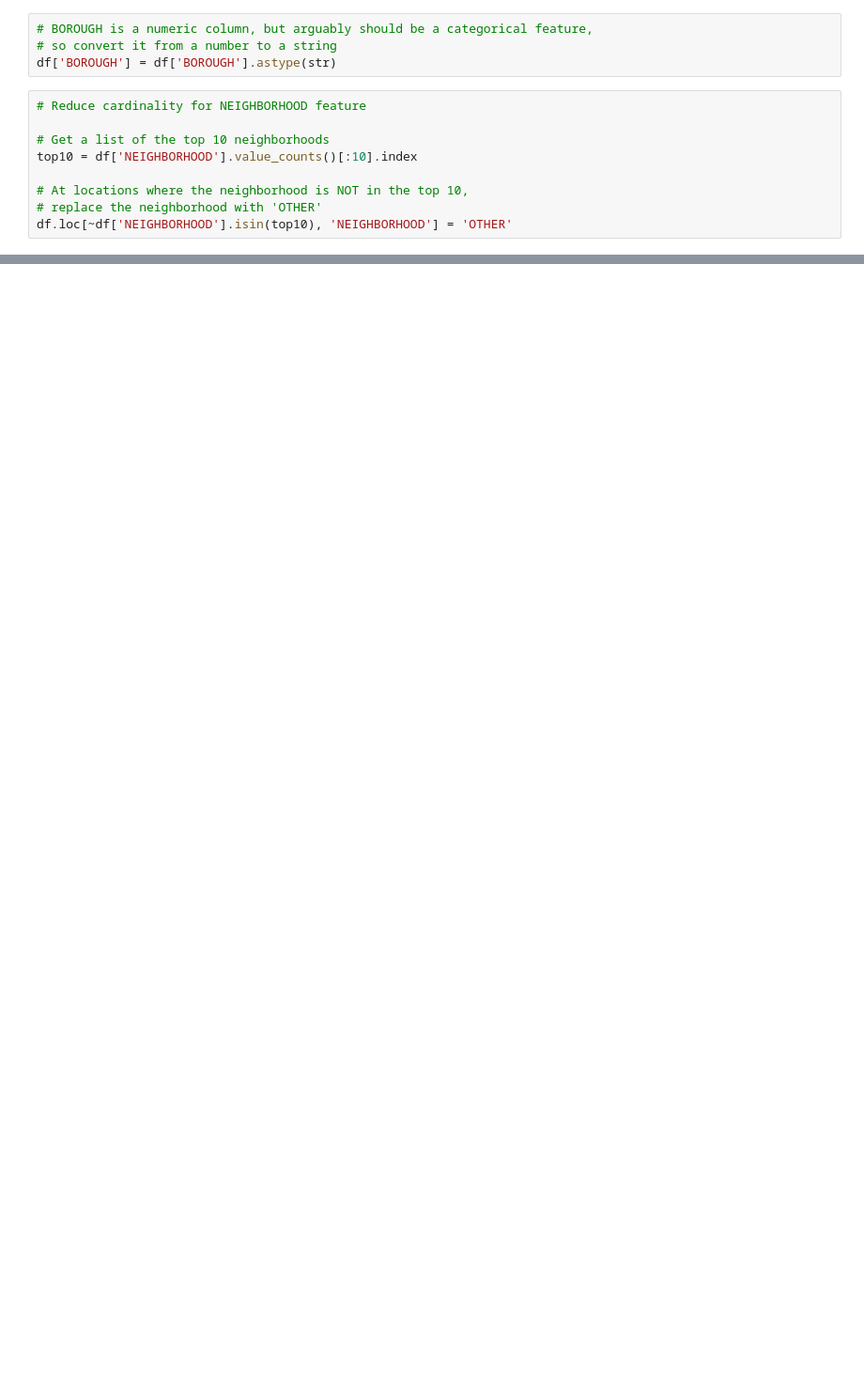
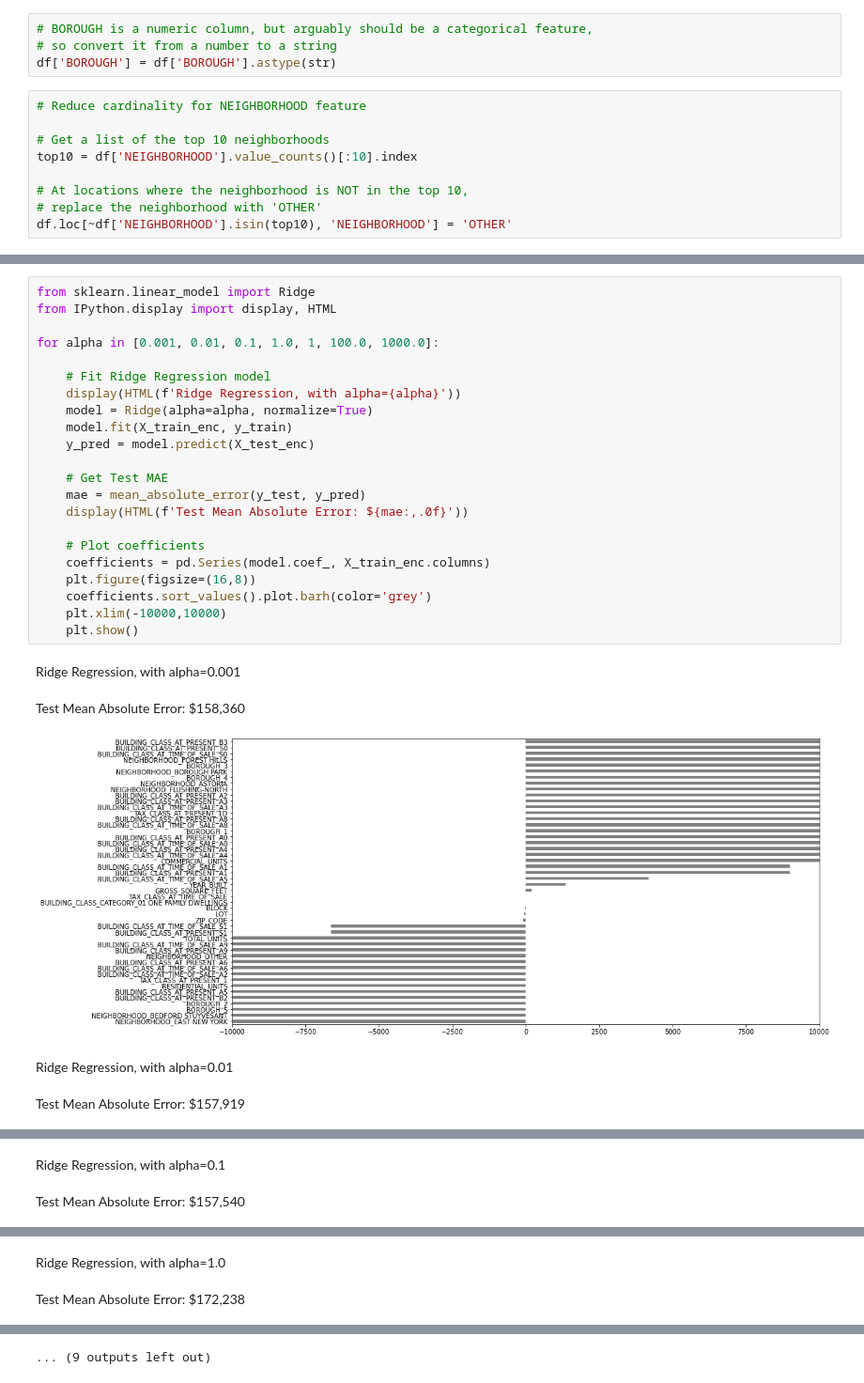
Before and after one commit to bloominstituteoftechnology/DS-Unit-2-Linear-Models, a Jupyter notebook: module3-ridge-regression/LS_DS_213_assignment.ipynb, the cells around one changed output, grey strips where cells are left out. Shown at 94% size. Cells and saved outputs as stored; diff of their text form; blank space fills up the shorter version.

```diff
--- a/module3-ridge-regression/LS_DS_213_assignment.ipynb
+++ b/module3-ridge-regression/LS_DS_213_assignment.ipynb
@@ -91,0 +426,28 @@ df.loc[~df['NEIGHBORHOOD'].isin(top10), 'NEIGHBORHOOD'] = 'OTHER'
+# %%
+from sklearn.linear_model import Ridge
+from IPython.display import display, HTML
+
+for alpha in [0.001, 0.01, 0.1, 1.0, 1, 100.0, 1000.0]:
+
+    # Fit Ridge Regression model
+    display(HTML(f'Ridge Regression, with alpha={alpha}'))
+    model = Ridge(alpha=alpha, normalize=True)
+    model.fit(X_train_enc, y_train)
+    y_pred = model.predict(X_test_enc)
+
+    # Get Test MAE
+    mae = mean_absolute_error(y_test, y_pred)
+    display(HTML(f'Test Mean Absolute Error: ${mae:,.0f}'))
+
+    # Plot coefficients
+    coefficients = pd.Series(model.coef_, X_train_enc.columns)
+    plt.figure(figsize=(16,8))
+    coefficients.sort_values().plot.barh(color='grey')
+    plt.xlim(-10000,10000)
+    plt.show()
+# %% [output]
+Ridge Regression, with alpha=0.001
+Test Mean Absolute Error: $158,360
+[figure, added]
+Ridge Regression, with alpha=0.01
+Test Mean Absolute Error: $157,919
@@ -91,0 +455,2 @@ df.loc[~df['NEIGHBORHOOD'].isin(top10), 'NEIGHBORHOOD'] = 'OTHER'
+Ridge Regression, with alpha=0.1
+Test Mean Absolute Error: $157,540
@@ -91,0 +458,2 @@ df.loc[~df['NEIGHBORHOOD'].isin(top10), 'NEIGHBORHOOD'] = 'OTHER'
+Ridge Regression, with alpha=1.0
+Test Mean Absolute Error: $172,238
@@ -91,0 +461 @@ df.loc[~df['NEIGHBORHOOD'].isin(top10), 'NEIGHBORHOOD'] = 'OTHER'
+... (9 outputs left out)
```
Also changed, not shown: parts of 28 cells of this notebook.
